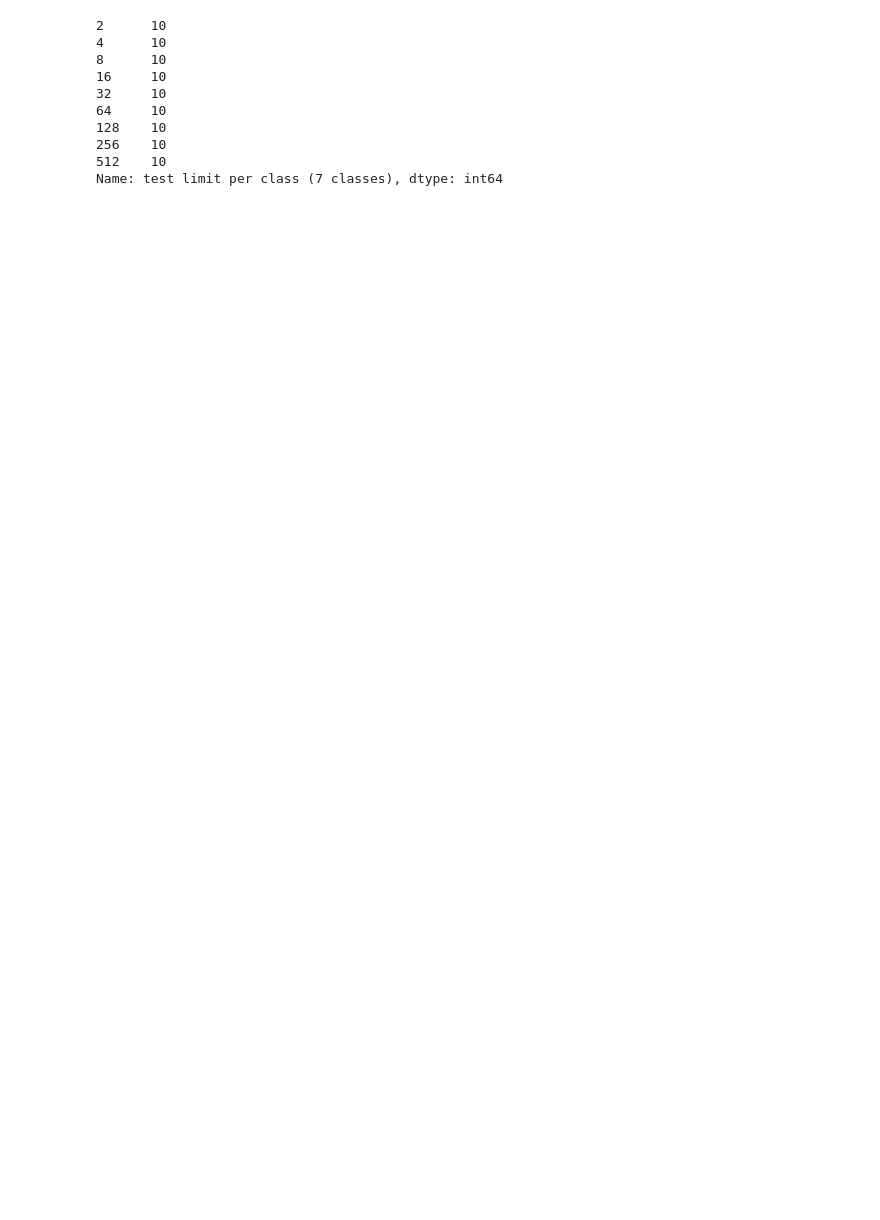
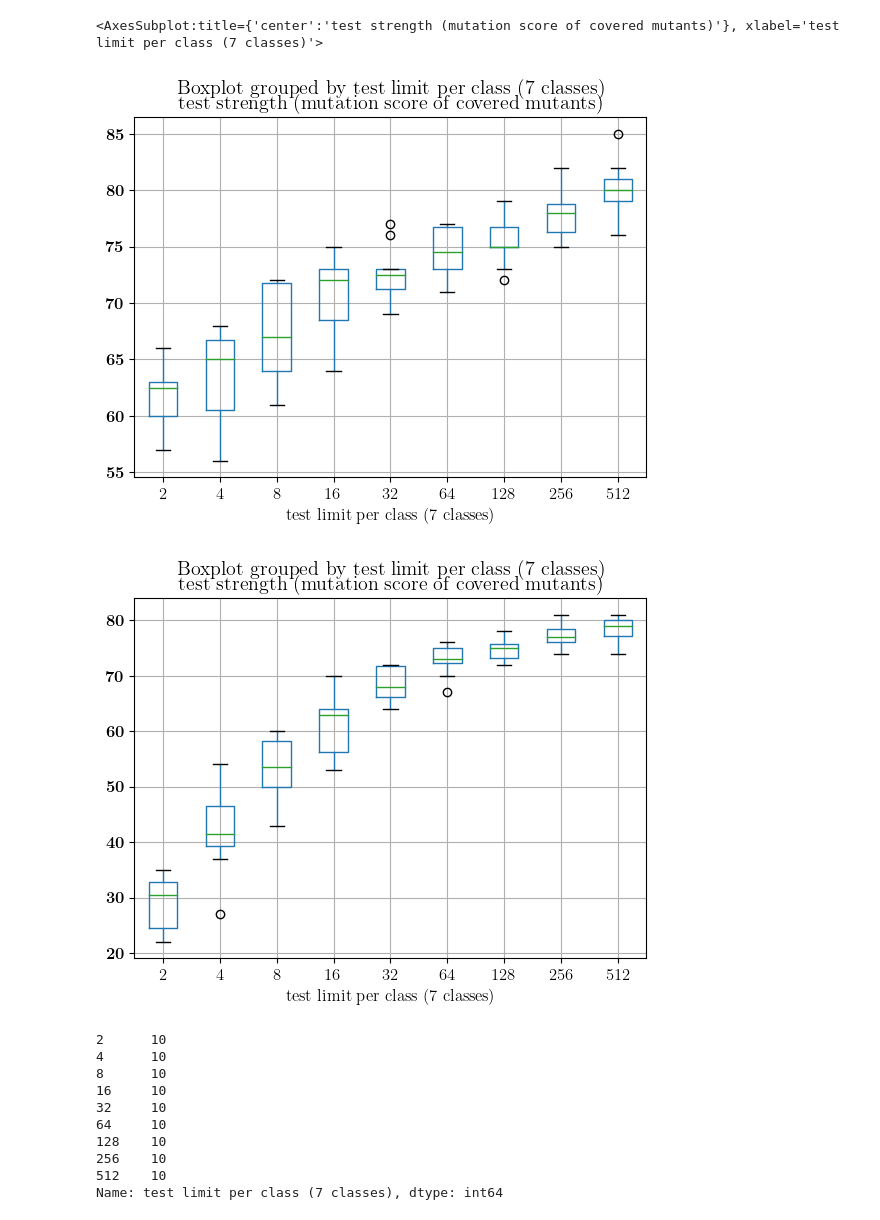
Before and after one commit to aduquet/PhDStuff_repo, a Jupyter notebook: test-amplification-AuxFiles/plots/plots.ipynb, the cells around one changed output. Saved outputs shown, nothing was run; the diff lists cells and outputs as text; code cells hidden in the pictures; blank space fills up the shorter version.

Commit message:
plot pdf file

```diff
--- a/test-amplification-AuxFiles/plots/plots.ipynb
+++ b/test-amplification-AuxFiles/plots/plots.ipynb
@@ -5,6 +6,14 @@ import pandas as pd
 # %%
 withstate = pd.read_csv('randoop.csv')
 withOutstate = pd.read_csv('randoop_withoutChecks.csv')
+# %%
+ax = withstate.boxplot(column='test strength (mutation score of covered mutants)', by = 'test limit per class (7 classes)', showfliers = True)
+withOutstate.boxplot(column='test strength (mutation score of covered mutants)', by = 'test limit per class (7 classes)', showfliers = True)
+# sns.pointplot(x='test limit per class (7 classes)', y = 'test strength (mutation score of covered mutants)', data = withstate.groupby('test limit per class (7 classes)', as_index=False).mean(), ax=ax)
+# %% [output]
+<AxesSubplot:title={'center':'test strength (mutation score of covered mutants)'}, xlabel='test limit per class (7 classes)'>
+[figure, added]
+[figure, added]
 # %%
 withstate['test limit per class (7 classes)'].value_counts()
 # %% [output]
```
Also changed, not shown: parts of 18 cells of this notebook, 4 other files.
